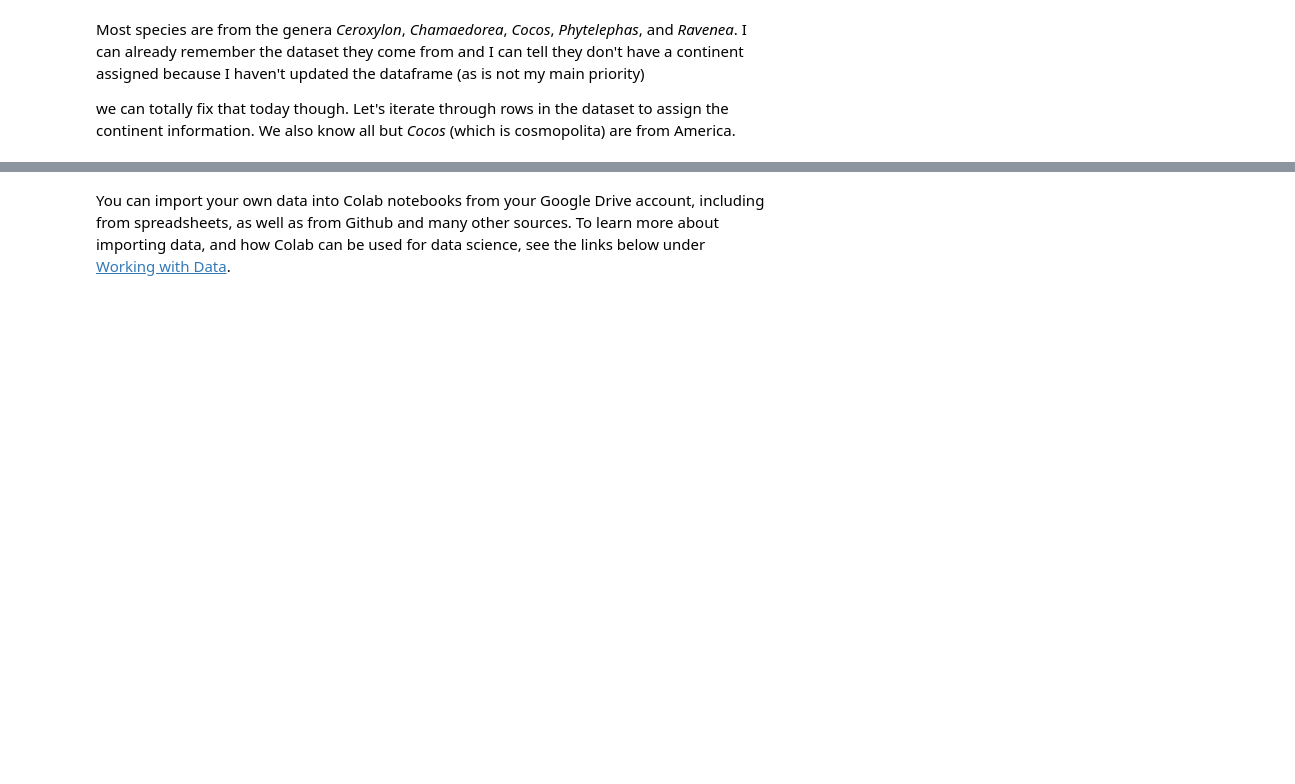
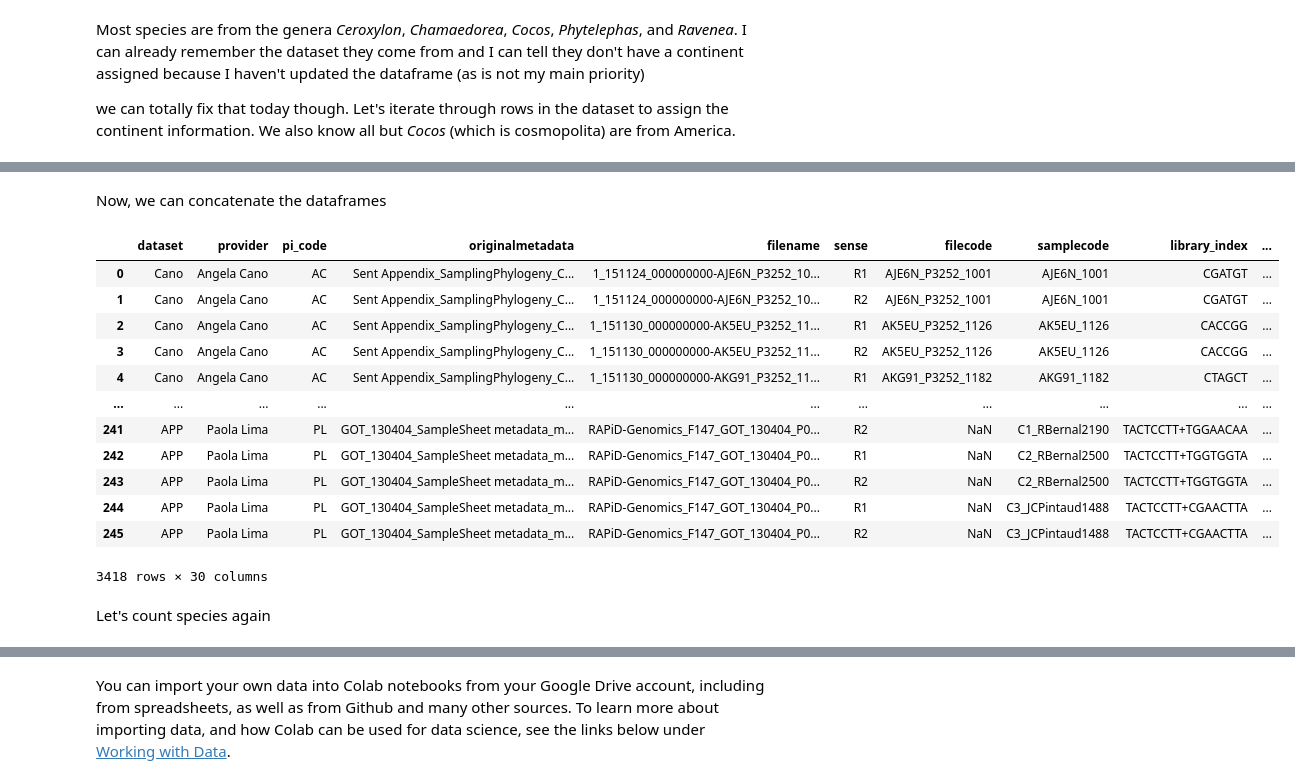
Before and after one commit to mftorres/APP, a Jupyter notebook: American_palm_data.ipynb, the cells around one changed output, grey strips where cells are left out. Cells and saved outputs as stored; diff of their text form; code cells hidden in the pictures; blank space fills up the shorter version.

```diff
--- a/American_palm_data.ipynb
+++ b/American_palm_data.ipynb
@@ -222,0 +463,4 @@ nan empty
+# %%
+# now, a dictionary for sample code
+id_code_dict = dict(zip(seqp['Rapid_Genomics_Identification'],seqp['Plate']+'_'+seqp['Collector and Number'].str.replace('[^a-zA-Z \d]','').str.replace(' ','')))
+id_code_dict
@@ -222,0 +502,24 @@ nan empty
+# %%
+# creating a column with species and voucher in the rapidgenomics dataframe
+seqprapid.columns # print them to make sure you aren't replacing any column
+
+seqprapid['taxspecies'] = ''
+seqprapid['voucher'] = ''
+seqprapid['taxgenus'] = ''
+for row in seqprapid.itertuples():
+  seqprapid.loc[row.Index,'taxspecies'] = id_spp_dict[row.RG_Sample_Code][0]
+  seqprapid.loc[row.Index,'taxgenus'] = id_spp_dict[row.RG_Sample_Code][0].split('_')[0]
+  seqprapid.loc[row.Index,'voucher'] = id_spp_dict[row.RG_Sample_Code][1]
+seqprapid['dataset'] = 'APP'
+seqprapid['provider'] = 'Paola Lima'
+seqprapid['pi_code'] = 'PL'
+seqprapid['Continent'] = 'americas'
+seqprapid['sense'] = 'R1'
+
+seqprapid['samplecode'] = seqprapid['RG_Sample_Code'].map(id_code_dict)
+
+seqprapid['originalmetadata'] = 'GOT_130404_SampleSheet metadata_machinereadable_Paola_2020'
+seqprapid['library_index'] = seqprapid['i5_Barcode_Seq']+'+'+seqprapid['i7_Barcode_Seq']
+
+seqprapid.rename(columns = {'Sequence_Name':'filename'}, inplace = True) # uses a dictionary with keys (old name) and value (new name)
+seqprapid
@@ -222,0 +540,7 @@ nan empty
+# %%
+# duplicate the dataframe to make up for the file with reverse files
+seqprapidR2 = seqprapid.copy(deep = True)
+seqprapidR2['filename'] = seqprapidR2['filename'].str.replace('_R1_','_R2_')
+seqprapidR2['sense'] = seqprapidR2['sense'].str.replace('R1','R2')
+
+list(seqprapidR2['filename'])
@@ -222,0 +565,4 @@ nan empty
+# %%
+# concatenate dataframes for forward and reverse files and sort by filename
+seqprapidall = pd.concat([seqprapid, seqprapidR2]).sort_values(by = 'filename').reset_index()
+seqprapidall
@@ -222,0 +583,23 @@ nan empty
+# %% [markdown]
+Now, we can concatenate the dataframes
+# %%
+df = pd.concat([df, seqprapidall[['filename','taxspecies', 'voucher','taxgenus',
+       'dataset', 'provider', 'pi_code', 'Continent', 'sense',
+       'originalmetadata', 'samplecode', 'library_index' ]]])
+df
+# %% [output]
+|  | dataset | provider | pi_code | originalmetadata | filename | sense | filecode | samplecode | library_index | ... |
+| 0 | Cano | Angela Cano | AC | Sent Appendix_SamplingPhylogeny_C... | 1_151124_000000000-AJE6N_P3252_10... | R1 | AJE6N_P3252_1001 | AJE6N_1001 | CGATGT | ... |
+| 1 | Cano | Angela Cano | AC | Sent Appendix_SamplingPhylogeny_C... | 1_151124_000000000-AJE6N_P3252_10... | R2 | AJE6N_P3252_1001 | AJE6N_1001 | CGATGT | ... |
+| 2 | Cano | Angela Cano | AC | Sent Appendix_SamplingPhylogeny_C... | 1_151130_000000000-AK5EU_P3252_11... | R1 | AK5EU_P3252_1126 | AK5EU_1126 | CACCGG | ... |
+| 3 | Cano | Angela Cano | AC | Sent Appendix_SamplingPhylogeny_C... | 1_151130_000000000-AK5EU_P3252_11... | R2 | AK5EU_P3252_1126 | AK5EU_1126 | CACCGG | ... |
+| 4 | Cano | Angela Cano | AC | Sent Appendix_SamplingPhylogeny_C... | 1_151130_000000000-AKG91_P3252_11... | R1 | AKG91_P3252_1182 | AKG91_1182 | CTAGCT | ... |
+| ... | ... | ... | ... | ... | ... | ... | ... | ... | ... | ... |
+| 241 | APP | Paola Lima | PL | GOT_130404_SampleSheet metadata_m... | RAPiD-Genomics_F147_GOT_130404_P0... | R2 | NaN | C1_RBernal2190 | TACTCCTT+TGGAACAA | ... |
+| 242 | APP | Paola Lima | PL | GOT_130404_SampleSheet metadata_m... | RAPiD-Genomics_F147_GOT_130404_P0... | R1 | NaN | C2_RBernal2500 | TACTCCTT+TGGTGGTA | ... |
+| 243 | APP | Paola Lima | PL | GOT_130404_SampleSheet metadata_m... | RAPiD-Genomics_F147_GOT_130404_P0... | R2 | NaN | C2_RBernal2500 | TACTCCTT+TGGTGGTA | ... |
+| 244 | APP | Paola Lima | PL | GOT_130404_SampleSheet metadata_m... | RAPiD-Genomics_F147_GOT_130404_P0... | R1 | NaN | C3_JCPintaud1488 | TACTCCTT+CGAACTTA | ... |
+| 245 | APP | Paola Lima | PL | GOT_130404_SampleSheet metadata_m... | RAPiD-Genomics_F147_GOT_130404_P0... | R2 | NaN | C3_JCPintaud1488 | TACTCCTT+CGAACTTA | ... |
+3418 rows × 30 columns
+# %% [markdown]
+Let's count species again
```
Also changed, not shown: parts of 31 cells of this notebook.
